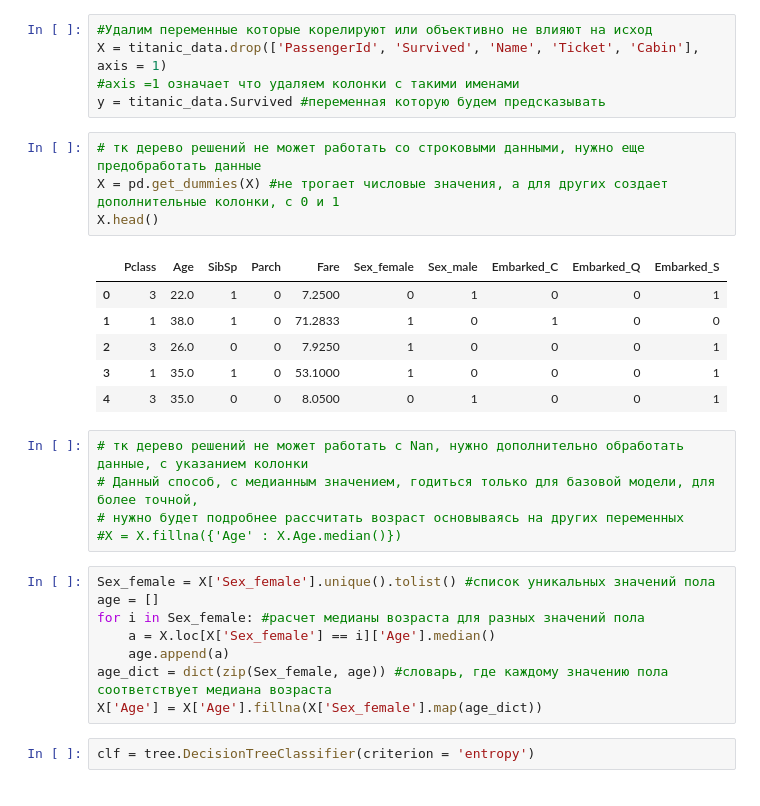
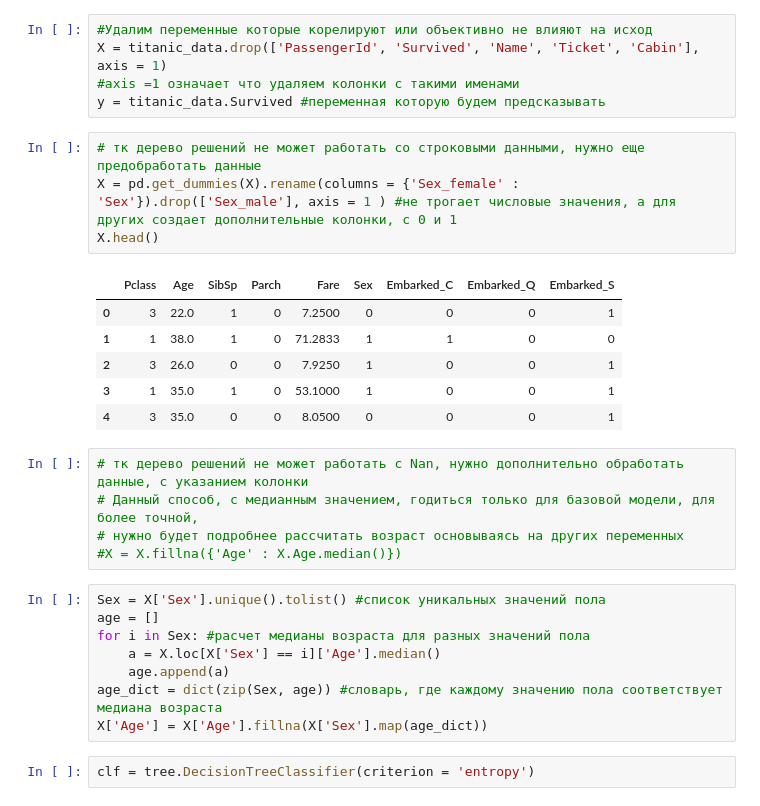
Before and after one commit to 93elderberry/ML_notes, a Jupyter notebook: ml_notes_titanic.ipynb, the cells around one changed output. Drawn from its saved outputs; the diff is of its cells as text.

```diff
--- a/ml_notes_titanic.ipynb
+++ b/ml_notes_titanic.ipynb
@@ -58,28 +58,28 @@ X = titanic_data.drop(['PassengerId', 'Survived', 'Name', 'Ticket', 'Cabin'], ax
 y = titanic_data.Survived #переменная которую будем предсказывать
 # %%
 # тк дерево решений не может работать со строковыми данными, нужно еще предобработать данные
-X = pd.get_dummies(X) #не трогает числовые значения, а для других создает дополнительные колонки, с 0 и 1
+X = pd.get_dummies(X).rename(columns = {'Sex_female' : 'Sex'}).drop(['Sex_male'], axis = 1 ) #не трогает числовые значения, а для других создает дополнительные колонки, с 0 и 1
 X.head()
 # %% [output]
-|  | Pclass | Age | SibSp | Parch | Fare | Sex_female | Sex_male | Embarked_C | Embarked_Q | Embarked_S |
-| 0 | 3 | 22.0 | 1 | 0 | 7.2500 | 0 | 1 | 0 | 0 | 1 |
-| 1 | 1 | 38.0 | 1 | 0 | 71.2833 | 1 | 0 | 1 | 0 | 0 |
-| 2 | 3 | 26.0 | 0 | 0 | 7.9250 | 1 | 0 | 0 | 0 | 1 |
-| 3 | 1 | 35.0 | 1 | 0 | 53.1000 | 1 | 0 | 0 | 0 | 1 |
-| 4 | 3 | 35.0 | 0 | 0 | 8.0500 | 0 | 1 | 0 | 0 | 1 |
+|  | Pclass | Age | SibSp | Parch | Fare | Sex | Embarked_C | Embarked_Q | Embarked_S |
+| 0 | 3 | 22.0 | 1 | 0 | 7.2500 | 0 | 0 | 0 | 1 |
+| 1 | 1 | 38.0 | 1 | 0 | 71.2833 | 1 | 1 | 0 | 0 |
+| 2 | 3 | 26.0 | 0 | 0 | 7.9250 | 1 | 0 | 0 | 1 |
+| 3 | 1 | 35.0 | 1 | 0 | 53.1000 | 1 | 0 | 0 | 1 |
+| 4 | 3 | 35.0 | 0 | 0 | 8.0500 | 0 | 0 | 0 | 1 |
 # %%
 # тк дерево решений не может работать с Nan, нужно дополнительно обработать данные, с указанием колонки
 # Данный способ, с медианным значением, годиться только для базовой модели, для более точной,
 # нужно будет подробнее рассчитать возраст основываясь на других переменных
 #X = X.fillna({'Age' : X.Age.median()})
 # %%
-Sex_female = X['Sex_female'].unique().tolist() #список уникальных значений пола
+Sex = X['Sex'].unique().tolist() #список уникальных значений пола
 age = []
-for i in Sex_female: #расчет медианы возраста для разных значений пола
-    a = X.loc[X['Sex_female'] == i]['Age'].median()
+for i in Sex: #расчет медианы возраста для разных значений пола
+    a = X.loc[X['Sex'] == i]['Age'].median()
     age.append(a)
-age_dict = dict(zip(Sex_female, age)) #словарь, где каждому значению пола соответствует медиана возраста
-X['Age'] = X['Age'].fillna(X['Sex_female'].map(age_dict))
+age_dict = dict(zip(Sex, age)) #словарь, где каждому значению пола соответствует медиана возраста
+X['Age'] = X['Age'].fillna(X['Sex'].map(age_dict))
 # %%
 clf = tree.DecisionTreeClassifier(criterion = 'entropy')
 # %%
```
Also changed, not shown: parts of 26 cells of this notebook.
